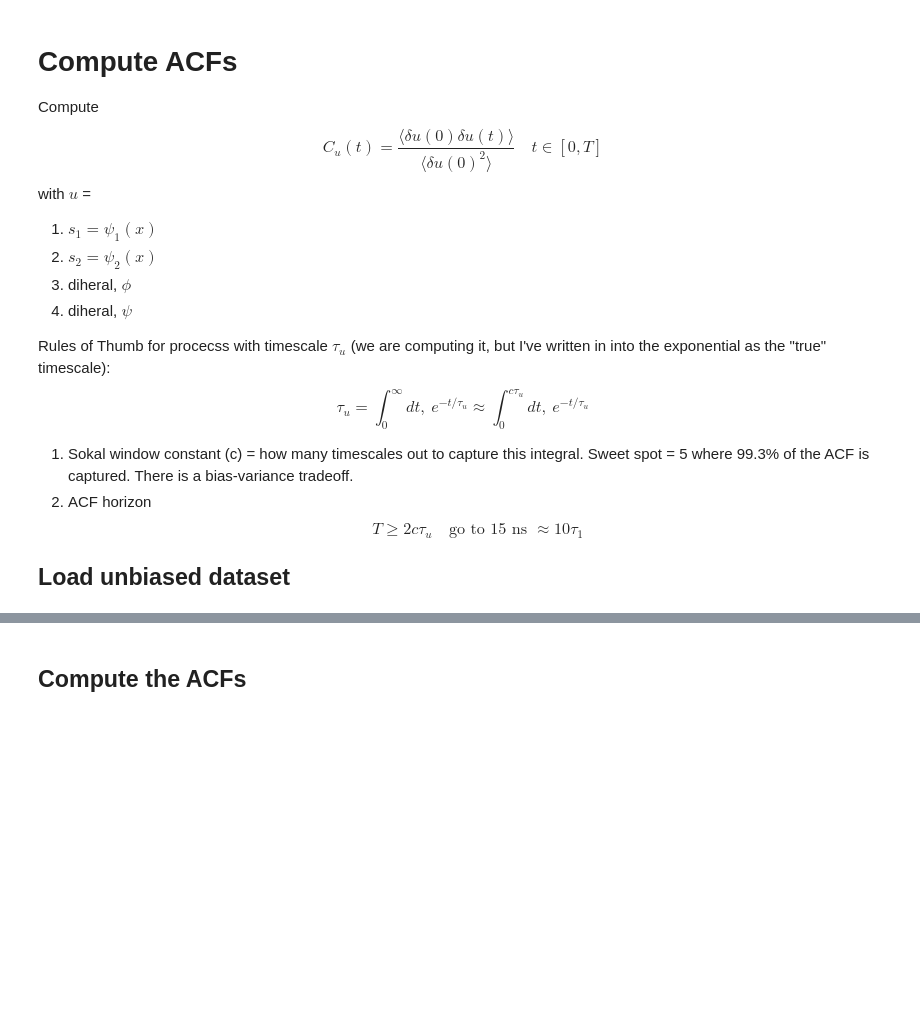
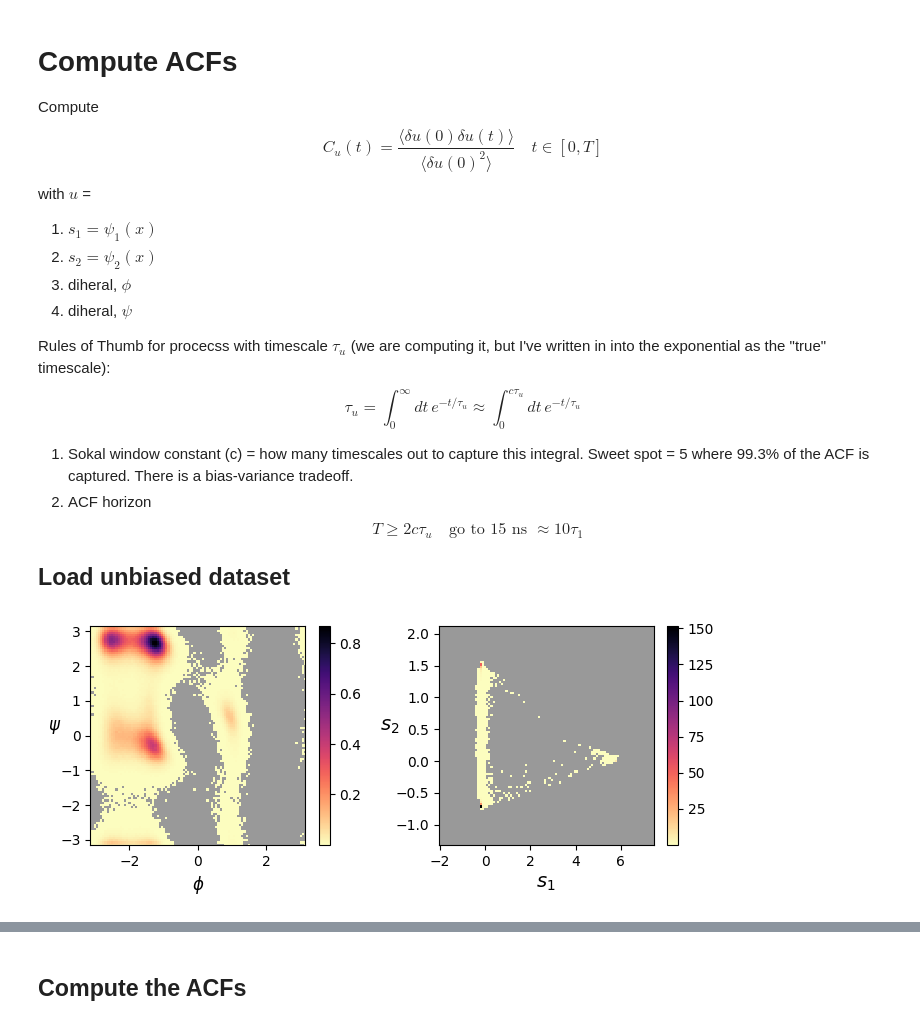
Before and after one commit to bbharland/vac-metad, a Jupyter notebook: test-1a-acf.ipynb, the cells around one changed output, grey strips where cells are left out. Drawn from its saved outputs; the diff is of its cells as text; code cells hidden in the pictures; blank space fills up the shorter version.

```diff
--- a/test-1a-acf.ipynb
+++ b/test-1a-acf.ipynb
@@ -12,8 +12,8 @@ with $u$ =
 
 Rules of Thumb for procecss with timescale $\tau_u$ (we are computing it, but I've written in into the exponential as the "true" timescale):
 $$
-\tau_u = \int_0^\infty dt,\ e^{-t/\tau_u}
-\approx \int_0^{c\tau_u} dt,\ e^{-t/\tau_u}
+\tau_u = \int_0^\infty dt\, e^{-t/\tau_u}
+\approx \int_0^{c\tau_u} dt\, e^{-t/\tau_u}
 $$
 1. Sokal window constant (c) = how many timescales out to capture this integral.  Sweet spot = 5 where 99.3% of the ACF is captured.  There is a bias-variance tradeoff.
 2. ACF horizon
@@ -25,23 +25,17 @@ $$
 # %%
 import matplotlib.pyplot as plt
 import numpy as np
 
 from src.data import simulation_data
 from src.param import param_unbiased_reference
-
-# from src.grid2d import ranges_data, grid1d_from_range, hist2d
-# from src.plots import plot_dihedrals_hist2d
-# from src.plots import plot_cvs_hist2d
+from src.plots import plot_dihedrals_hist2d, plot_cvs_hist2d
 
 p = param_unbiased_reference()
 sd = simulation_data(p)
-# print(f"cvs data ranges = {ranges_data(sd.cvs, pad=0.25)}")
 
-# x = grid1d_from_range([-2, 7.6])
-# y = grid1d_from_range([-1.4, 2.2])
-# # p = hist2d(x, y, sd.cvs)
-
-# fig, axs = plt.subplots(1, 2, figsize=(7, 3))
-# plot_dihedrals_hist2d(fig, axs[0], sd.dihedrals)
-# plot_cvs_hist2d(fig, axs[1], x, y, sd.cvs)
-# fig.tight_layout()
+fig, axs = plt.subplots(1, 2, figsize=(7, 3))
+plot_dihedrals_hist2d(fig, axs[0], sd.dihedrals_pdf)
+plot_cvs_hist2d(fig, axs[1], sd.cvs_pdf)
+fig.tight_layout()
+# %% [output]
+[figure, added]
```
Also changed, not shown: parts of 24 cells of this notebook, 1 other file.
